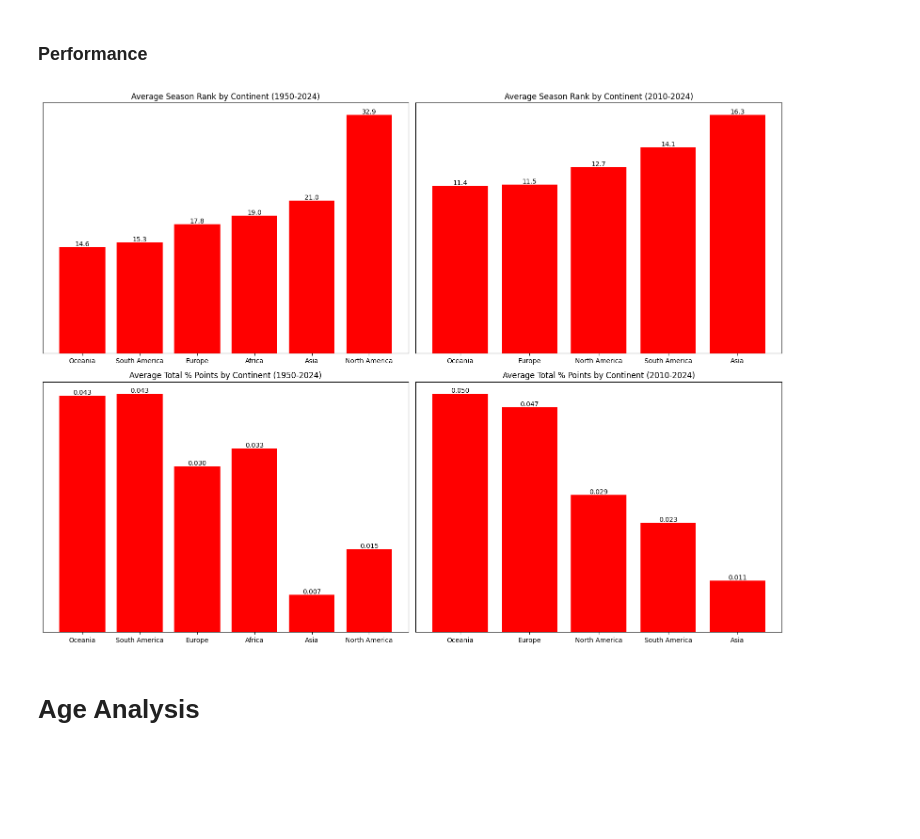
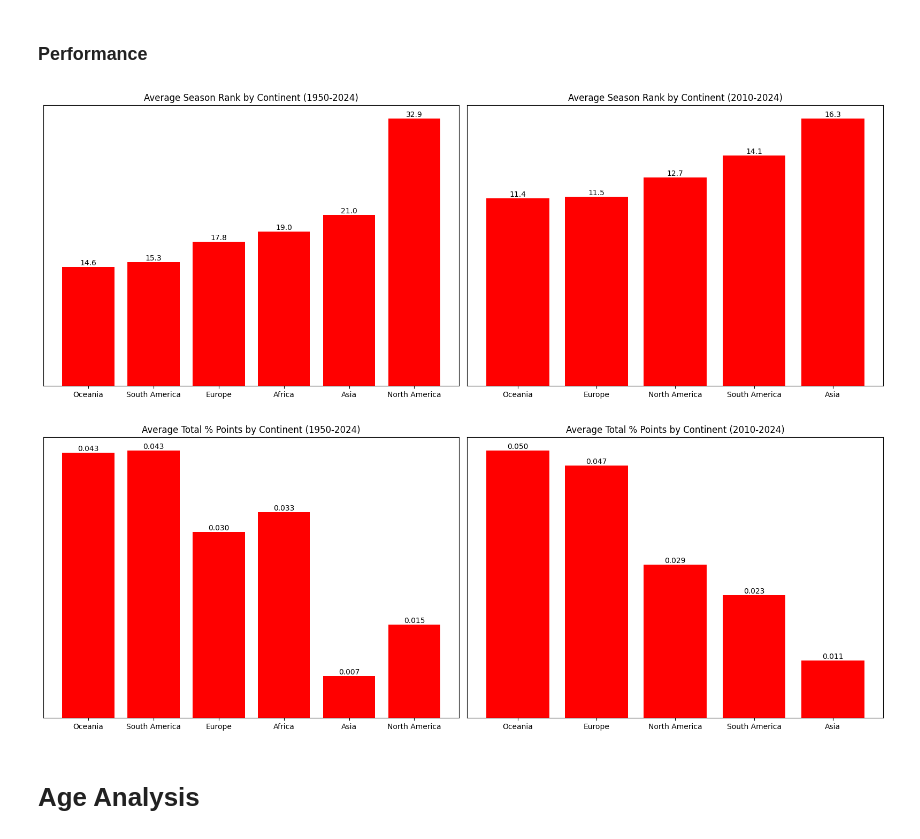
Before and after one commit to JackRWilson/Formula-1-Project, a Jupyter notebook: notebooks/f1_analysis.ipynb, the cells around one changed output. Saved outputs shown, nothing was run; the diff lists cells and outputs as text; code cells hidden in the pictures; blank space fills up the shorter version.

```diff
--- a/notebooks/f1_analysis.ipynb
+++ b/notebooks/f1_analysis.ipynb
@@ -823,47 +823,48 @@ plt.show()
 # %%
 # Calculate average metrics by continent
 continent_avg = f1_final.groupby("continent")[["season_rank", "total_pct_season_points"]].mean().sort_values("season_rank")
 continent_avg_2010 = f1_final_2010.groupby("continent")[["season_rank", "total_pct_season_points"]].mean().sort_values("season_rank")
 
-# Create figure and axes
-fig, axs = plt.subplots(2, 2, figsize=(16, 12))
+# Create figure for average season rank charts
+plt.figure(figsize=(16, 6))
+plt.subplot(1, 2, 1)
+bars = plt.bar(continent_avg.index, continent_avg["season_rank"], color="red")
+plt.title("Average Season Rank by Continent (1950-2024)")
+plt.xticks()
+plt.bar_label(bars, fmt="%.1f")
+plt.yticks([])
 
-# Avg Season Rank (1950–2024)
-ax = axs[0, 0]
-bars = ax.bar(continent_avg.index, continent_avg["season_rank"], color="red")
-ax.set_title("Average Season Rank by Continent (1950-2024)")
-ax.set_xticklabels(continent_avg.index)
-ax.bar_label(bars, fmt="%.1f")
-ax.set_yticks([])
-
-# Avg Season Rank (2010–2024)
-ax = axs[0, 1]
-bars = ax.bar(continent_avg_2010.index, continent_avg_2010["season_rank"], color="red")
-ax.set_title("Average Season Rank by Continent (2010-2024)")
-ax.set_xticklabels(continent_avg_2010.index)
-ax.bar_label(bars, fmt="%.1f")
-ax.set_yticks([])
-
-# Avg % Points (1950–2024)
-ax = axs[1, 0]
-bars = ax.bar(continent_avg.index, continent_avg["total_pct_season_points"], color="red")
-ax.set_title("Average Total % Points by Continent (1950-2024)")
-ax.set_xticklabels(continent_avg.index)
-ax.bar_label(bars, fmt="%.3f")
-ax.set_yticks([])
-
-# Avg % Points (2010–2024)
-ax = axs[1, 1]
-bars = ax.bar(continent_avg_2010.index, continent_avg_2010["total_pct_season_points"], color="red")
-ax.set_title("Average Total % Points by Continent (2010-2024)")
-ax.set_xticklabels(continent_avg_2010.index)
-ax.bar_label(bars, fmt="%.3f")
-ax.set_yticks([])
+plt.subplot(1, 2, 2)
+bars = plt.bar(continent_avg_2010.index, continent_avg_2010["season_rank"], color="red")
+plt.title("Average Season Rank by Continent (2010-2024)")
+plt.xticks()
+plt.bar_label(bars, fmt="%.1f")
+plt.yticks([])
 
 plt.tight_layout()
 plt.show()
+
+# Create figure for average % points charts
+plt.figure(figsize=(16, 6))
+plt.subplot(1, 2, 1)
+bars = plt.bar(continent_avg.index, continent_avg["total_pct_season_points"], color="red")
+plt.title("Average Total % Points by Continent (1950-2024)")
+plt.xticks()
+plt.bar_label(bars, fmt="%.3f")
+plt.yticks([])
+
+plt.subplot(1, 2, 2)
+bars = plt.bar(continent_avg_2010.index, continent_avg_2010["total_pct_season_points"], color="red")
+plt.title("Average Total % Points by Continent (2010-2024)")
+plt.xticks()
+plt.bar_label(bars, fmt="%.3f")
+plt.yticks([])
+
+plt.tight_layout()
+plt.show()
 # %% [output]
-[figure, old version]
+[figure, new version]
+[figure, added]
 # %% [markdown]
 # Age Analysis
 # %% [markdown]
```
Also changed, not shown: parts of 6 cells of this notebook.
